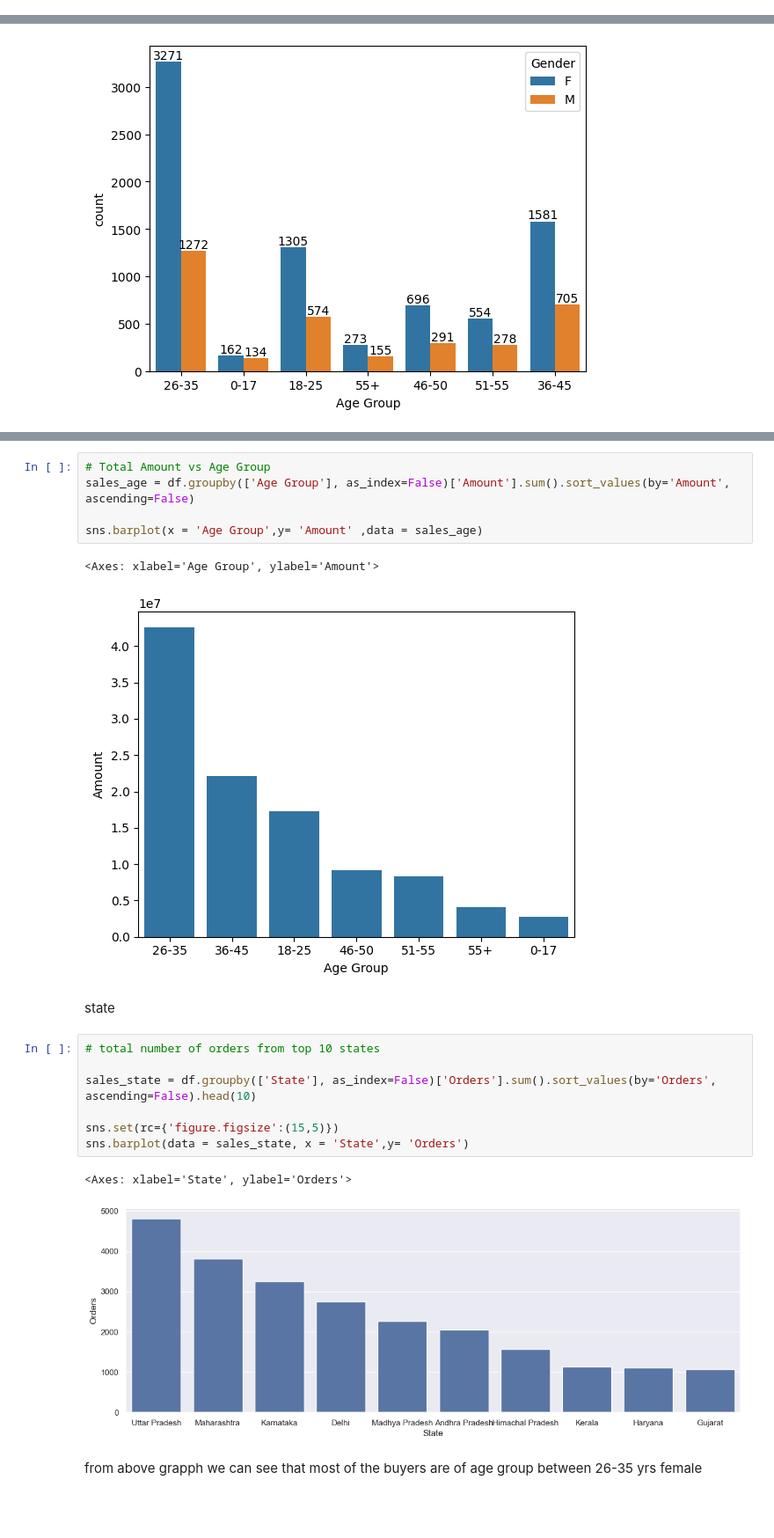
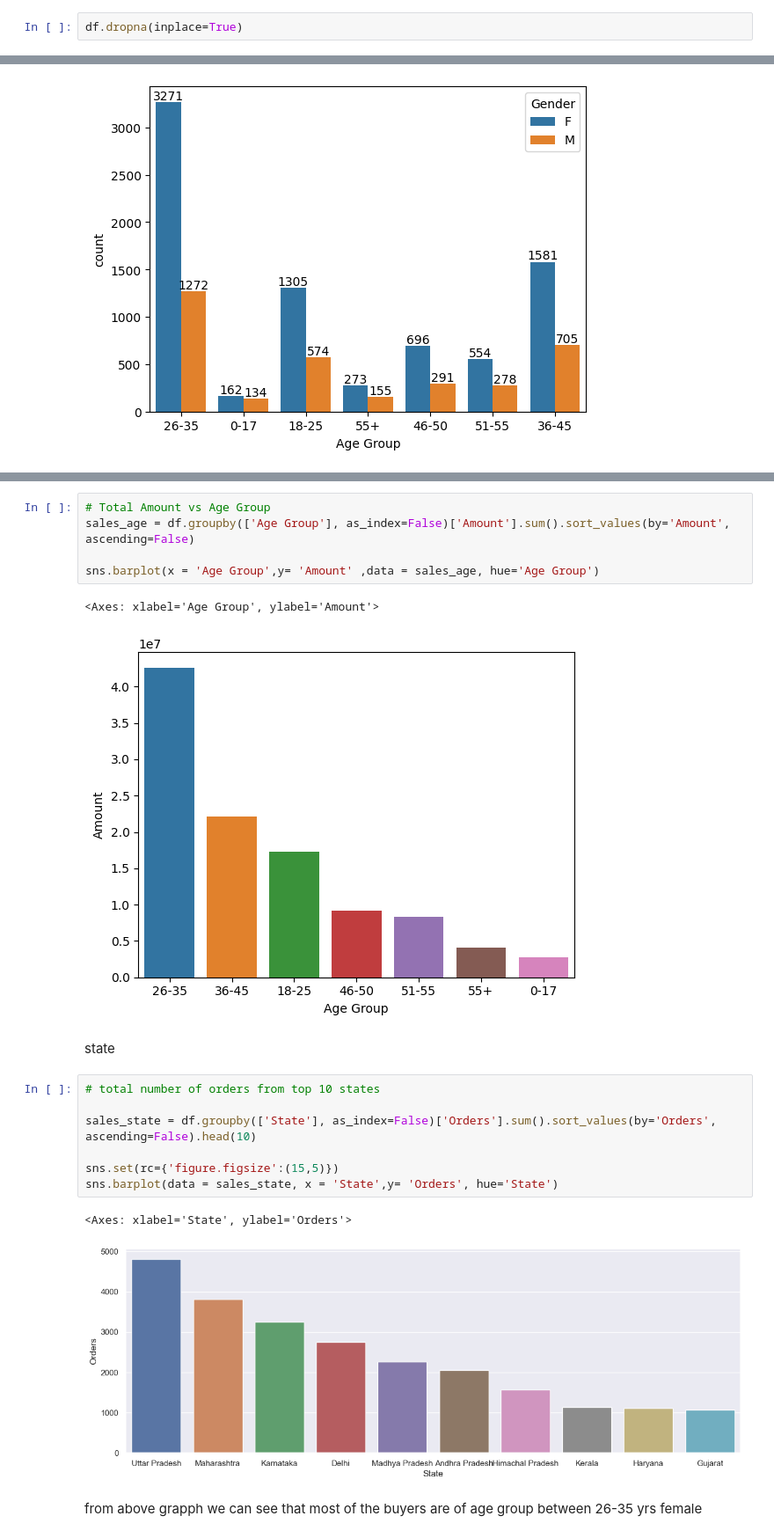
Before and after one commit to 960Subhamsingh/data_analyst_project, a Jupyter notebook: diwali_sales/diwali_sales.ipynb, the cells around one changed output, grey strips where cells are left out. Shown at 88% size. Cells and saved outputs as stored; diff of their text form; blank space fills up the shorter version.

```diff
--- a/diwali_sales/diwali_sales.ipynb
+++ b/diwali_sales/diwali_sales.ipynb
@@ -60 +65,3 @@ dtype: int64
+# %%
+df.dropna(inplace=True)
 # %% [markdown]
@@ -136,22 +145,22 @@ for bars in ax.containers:
 # Total Amount vs Age Group
 sales_age = df.groupby(['Age Group'], as_index=False)['Amount'].sum().sort_values(by='Amount', ascending=False)
 
-sns.barplot(x = 'Age Group',y= 'Amount' ,data = sales_age)
+sns.barplot(x = 'Age Group',y= 'Amount' ,data = sales_age, hue='Age Group')
 # %% [output]
 <Axes: xlabel='Age Group', ylabel='Amount'>
-[figure, old version]
+[figure, new version]
 # %% [markdown]
 state
 # %%
 # total number of orders from top 10 states
 
 sales_state = df.groupby(['State'], as_index=False)['Orders'].sum().sort_values(by='Orders', ascending=False).head(10)
 
 sns.set(rc={'figure.figsize':(15,5)})
-sns.barplot(data = sales_state, x = 'State',y= 'Orders')
+sns.barplot(data = sales_state, x = 'State',y= 'Orders', hue='State')
 # %% [output]
 <Axes: xlabel='State', ylabel='Orders'>
-[figure, old version]
+[figure, new version]
 # %% [markdown]
 from above grapph we can see that most of the buyers are of age group between 26-35 yrs female
 # %%
```
Also changed, not shown: parts of 20 cells of this notebook.
